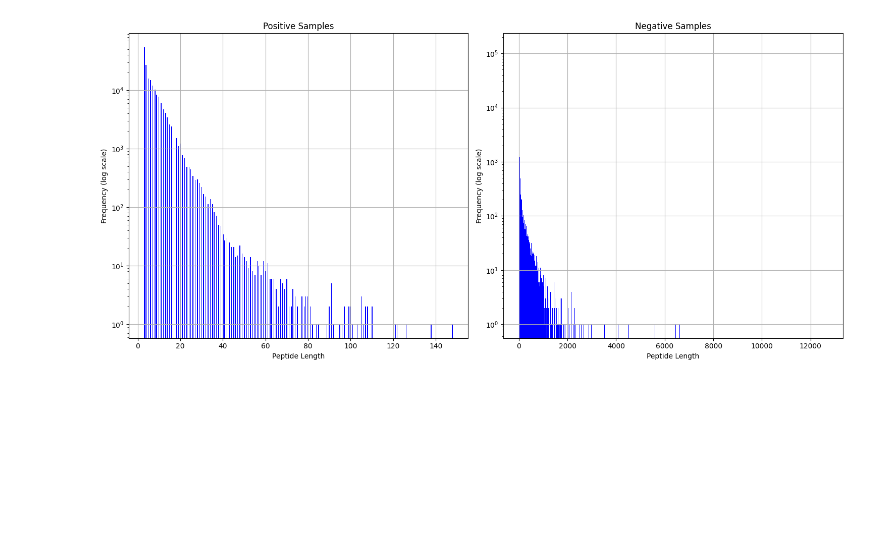
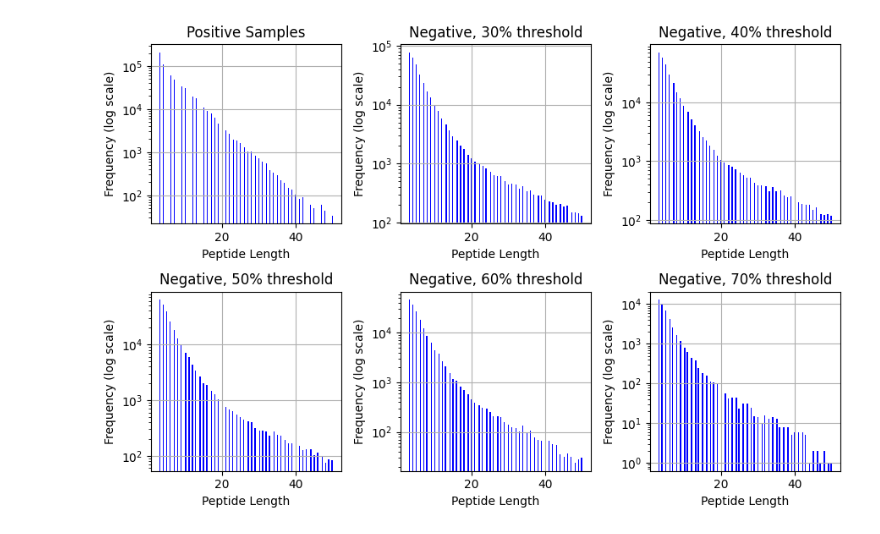
Before and after one commit to f-normies/UniProt_structures_parser, a Jupyter notebook: dataset_parsing.ipynb, the cells around one changed output. Drawn from its saved outputs; the diff is of its cells as text; code cells hidden in the pictures; blank space fills up the shorter version.

Commit message:
Release
Finished the script, all proteins from UniProtKB were parsed.

```diff
--- a/dataset_parsing.ipynb
+++ b/dataset_parsing.ipynb
@@ -111,12 +111,10 @@ def read_url(url):
         print("Failed to retrieve or parse the data.")
         return None
 # %%
-file = 'human_reviewed.tsv'
+file = 'reviewed_proteins.tsv'
 url = 'https://rest.uniprot.org/uniprotkb/stream?fields=accession%2Cid%2Csequence%2Cft_helix%2Cft_turn%2Cft_strand&format=tsv&query=%28reviewed%3Atrue%29'
 
 data = pd.read_csv(file, sep='\t')
-# data = read_url(url)
-
 data.dropna(subset=['Helix', 'Turn', 'Beta strand'], how='all', inplace=True)
 # %%
 positions_df = data[structure_columns].apply(lambda col: col.apply(lambda cell: extract_positions(cell, col.name)))
@@ -265,33 +260,64 @@ plt.show()
 # %%
-def calculate_bin_width(lengths):
-    R = lengths.max() - lengths.min()
-    n = len(lengths)
-    std = lengths.std()
-    return int((R * (n ** (1/3))) / (3.49 * std))
-
-positive_lengths = positive_df['Sequence'].apply(len)
-negative_lengths = negative_df['Sequence'].apply(len)
+positive_lengths = positive_df[(positive_df['Sequence'].str.len() >= 3) & (positive_df['Sequence'].str.len() <= 50)]['Sequence'].apply(len)
+negative_30_lengths = negative_df[(negative_df['Sequence'].str.len() >= 3) & (negative_df['Sequence'].str.len() <= 50) & (negative_df['Structure_Percentage'] >= 30)]['Sequence'].apply(len)
+negative_40_lengths = negative_df[(negative_df['Sequence'].str.len() >= 3) & (negative_df['Sequence'].str.len() <= 50) & (negative_df['Structure_Percentage'] >= 40)]['Sequence'].apply(len)
+negative_50_lengths = negative_df[(negative_df['Sequence'].str.len() >= 3) & (negative_df['Sequence'].str.len() <= 50) & (negative_df['Structure_Percentage'] >= 50)]['Sequence'].apply(len)
+negative_60_lengths = negative_df[(negative_df['Sequence'].str.len() >= 3) & (negative_df['Sequence'].str.len() <= 50) & (negative_df['Structure_Percentage'] >= 60)]['Sequence'].apply(len)
+negative_70_lengths = negative_df[(negative_df['Sequence'].str.len() >= 3) & (negative_df['Sequence'].str.len() <= 50) & (negative_df['Structure_Percentage'] >= 70)]['Sequence'].apply(len)
 
 bin_positive = calculate_bin_width(positive_lengths)
-bin_negative = calculate_bin_width(negative_lengths)
+bin_30_negative = calculate_bin_width(negative_30_lengths)
+bin_40_negative = calculate_bin_width(negative_40_lengths)
+bin_50_negative = calculate_bin_width(negative_50_lengths)
+bin_60_negative = calculate_bin_width(negative_60_lengths)
+bin_70_negative = calculate_bin_width(negative_70_lengths)
 
-plt.figure(figsize=(15, 7))
+fig, axes = plt.subplots(2, 3, figsize=(9, 6))
+axes = axes.flatten()
 
-plt.subplot(1, 2, 1)
-plt.hist(positive_lengths, bins=bin_positive, color='blue', label='Positive', log=True)
-plt.xlabel('Peptide Length')
-plt.ylabel('Frequency (log scale)')
-plt.title('Positive Samples')
-plt.grid(True)
+ax = axes[0]
+ax.hist(positive_lengths, bins=bin_positive, color='blue', label='Positive', log=True)
+ax.set_xlabel('Peptide Length')
+ax.set_ylabel('Frequency (log scale)')
+ax.set_title('Positive Samples')
+ax.grid(True)
 
-plt.subplot(1, 2, 2)
-plt.hist(negative_lengths, bins=bin_negative, color='blue', label='Positive', log=True)
-plt.xlabel('Peptide Length')
-plt.ylabel('Frequency (log scale)')
-plt.title('Negative Samples')
-plt.grid(True)
+ax = axes[1]
+ax.hist(negative_30_lengths, bins=bin_30_negative, color='blue', label='Negative30', log=True)
+ax.set_xlabel('Peptide Length')
+ax.set_ylabel('Frequency (log scale)')
+ax.set_title('Negative, 30% threshold')
+ax.grid(True)
+
+ax = axes[2]
+ax.hist(negative_40_lengths, bins=bin_40_negative, color='blue', label='Negative40', log=True)
+ax.set_xlabel('Peptide Length')
+ax.set_ylabel('Frequency (log scale)')
+ax.set_title('Negative, 40% threshold')
+ax.grid(True)
+
+ax = axes[3]
+ax.hist(negative_50_lengths, bins=bin_50_negative, color='blue', label='Negative50', log=True)
+ax.set_xlabel('Peptide Length')
+ax.set_ylabel('Frequency (log scale)')
+ax.set_title('Negative, 50% threshold')
+ax.grid(True)
+
+ax = axes[4]
+ax.hist(negative_60_lengths, bins=bin_60_negative, color='blue', label='Negative60', log=True)
+ax.set_xlabel('Peptide Length')
+ax.set_ylabel('Frequency (log scale)')
+ax.set_title('Negative, 60% threshold')
+ax.grid(True)
+
+ax = axes[5]
+ax.hist(negative_70_lengths, bins=bin_70_negative, color='blue', label='Negative70', log=True)
+ax.set_xlabel('Peptide Length')
+ax.set_ylabel('Frequency (log scale)')
+ax.set_title('Negative, 70% threshold')
+ax.grid(True)
 
 plt.tight_layout()
 plt.show()
 # %% [output]
-[figure, old version]
+[figure, new version]
```
Also changed, not shown: parts of 9 cells of this notebook, 7 other files.
